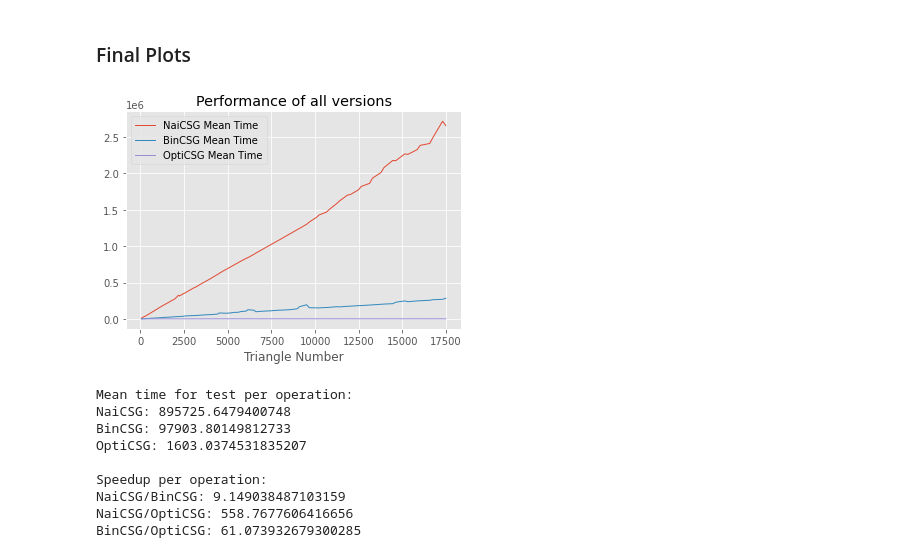
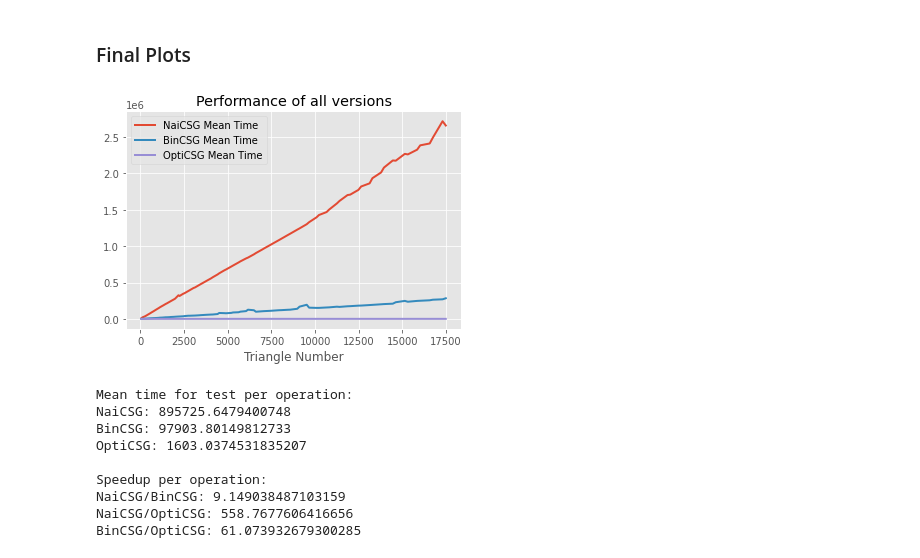
Before and after one commit to otmanesabir/bsc-thesis, a Jupyter notebook: data_analysis/analysis.ipynb, the cells around one changed output. Drawn from its saved outputs; the diff is of its cells as text; code cells hidden in the pictures.

```diff
--- a/data_analysis/analysis.ipynb
+++ b/data_analysis/analysis.ipynb
@@ -108,11 +106,11 @@ plt.show()
 # %% [markdown]
 ### BinCSG
 # %%
-bsp1 = pd.read_csv('n_primitives_tests/tests_bsp_pdp_intersection.txt')
-bsp2 = pd.read_csv('n_primitives_tests/tests_bsp_pdp_union.txt')
-bsp3 = pd.read_csv('n_primitives_tests/tests_bsp_pdp_difference.txt')
+bsp_intersection = pd.read_csv('n_primitives_tests/tests_bsp_pdp_intersection.txt')
+bsp_union = pd.read_csv('n_primitives_tests/tests_bsp_pdp_union.txt')
+bsp_difference = pd.read_csv('n_primitives_tests/tests_bsp_pdp_difference.txt')
 # %%
-df_bsp = pd.concat([bsp1, bsp2, bsp3], axis=1)
+df_bsp = pd.concat([bsp_intersection, bsp_union, bsp_difference], axis=1)
 df_bsp.columns = ["Triangle Number", "Intersection Time", "tris2", "Union Time", "tris3", "Difference Time"]
 df_bsp = df_bsp.drop(columns=['tris2', 'tris3'])
 col2 = df_bsp.loc[: , "Intersection Time":"Difference Time"]
@@ -144,11 +143,11 @@ plt.show()
 # %% [markdown]
 ### OptimCSG
 # %%
-optim1 = pd.read_csv('n_primitives_tests/tests_bsp_optim_intersection.txt')
-optim2 = pd.read_csv('n_primitives_tests/tests_bsp_optim_union.txt')
-optim3 = pd.read_csv('n_primitives_tests/tests_bsp_optim_difference.txt')
+optim_intersection = pd.read_csv('n_primitives_tests/tests_bsp_optim_intersection.txt')
+optim_union = pd.read_csv('n_primitives_tests/tests_bsp_optim_union.txt')
+optim_difference = pd.read_csv('n_primitives_tests/tests_bsp_optim_difference.txt')
 # %%
-df_optim = pd.concat([optim1, optim2, optim3], axis=1)
+df_optim = pd.concat([optim_intersection, optim_union, optim_difference], axis=1)
 df_optim.columns = ["Triangle Number", "Intersection Time", "tris2", "Union Time", "tris3", "Difference Time"]
 df_optim = df_optim.drop(columns=['tris2', 'tris3'])
 col3 = df_optim.loc[: , "Intersection Time":"Difference Time"]
@@ -198,12 +198,13 @@ df_comp
 # %% [markdown]
 ### Final Plots
 # %%
-df_comp.plot(x="Triangle Number", y=["NaiCSG Mean Time", "BinCSG Mean Time", "OptiCSG Mean Time"], kind="line", lw=1)
-plt.title('Performance of all versions')
-plt.savefig('Performance-3OPS.png')
+# Performance of all versions
+df_comp.plot(x="Triangle Number", y=["NaiCSG Mean Time", "BinCSG Mean Time", "OptiCSG Mean Time"], kind="line", lw=2)
 plt.show()
+if saveFig:
+    plt.savefig('Performance-3OPS.png')
 # %% [output]
-[figure, old version]
+[figure, new version]
 # %%
 mean_time_nai = df_comp["NaiCSG Mean Time"].mean()
 mean_time_bin = df_comp["BinCSG Mean Time"].mean()
```
Also changed, not shown: parts of 18 cells of this notebook.
